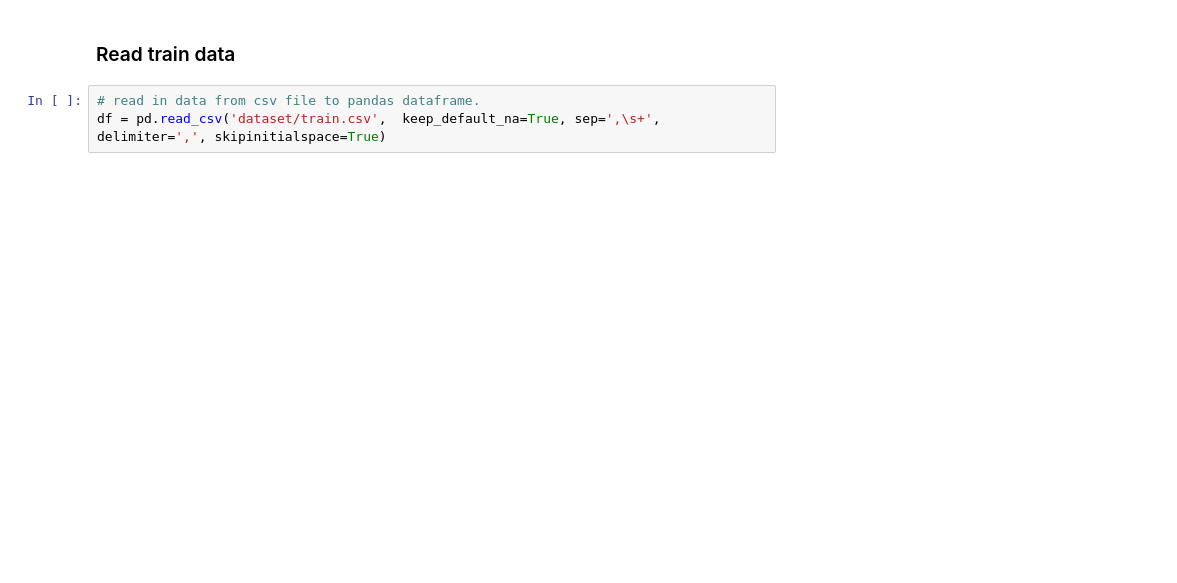
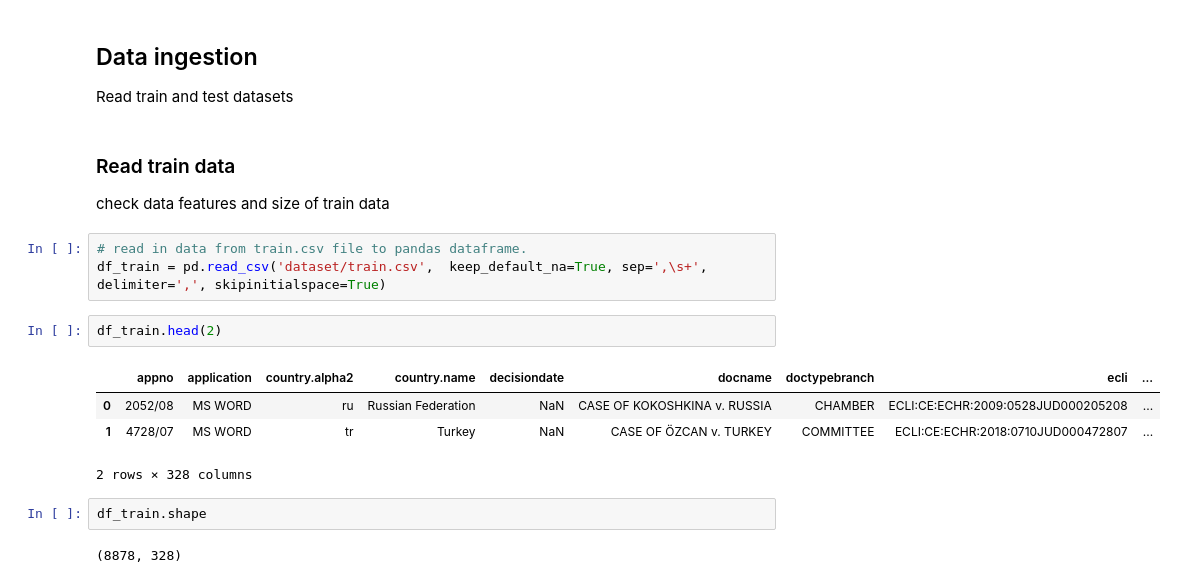
Before and after one commit to RasikKane/problem_solving, a Jupyter notebook: python/hackerearth/citizens_grievances/predict_importance.ipynb, the cells around one changed output. Cells and saved outputs as stored; diff of their text form; blank space fills up the shorter version.

```diff
--- a/python/hackerearth/citizens_grievances/predict_importance.ipynb
+++ b/python/hackerearth/citizens_grievances/predict_importance.ipynb
@@ -18,5 +39,20 @@ warnings.filterwarnings('ignore')
 # %% [markdown]
-### Read train data
+## Data ingestion
+Read train and test datasets
+# %% [markdown]
+### Read train data
+check data features and size of train data
 # %%
-# read in data from csv file to pandas dataframe.
-df = pd.read_csv('dataset/train.csv',  keep_default_na=True, sep=',\s+', delimiter=',', skipinitialspace=True)
+# read in data from train.csv file to pandas dataframe.
+df_train = pd.read_csv('dataset/train.csv',  keep_default_na=True, sep=',\s+', delimiter=',', skipinitialspace=True)
+# %%
+df_train.head(2)
+# %% [output]
+|  | appno | application | country.alpha2 | country.name | decisiondate | docname | doctypebranch | ecli | ... |
+| 0 | 2052/08 | MS WORD | ru | Russian Federation | NaN | CASE OF KOKOSHKINA v. RUSSIA | CHAMBER | ECLI:CE:ECHR:2009:0528JUD000205208 | ... |
+| 1 | 4728/07 | MS WORD | tr | Turkey | NaN | CASE OF ÖZCAN v. TURKEY | COMMITTEE | ECLI:CE:ECHR:2018:0710JUD000472807 | ... |
+2 rows × 328 columns
+# %%
+df_train.shape
+# %% [output]
+(8878, 328)
```
Also changed, not shown: parts of 30 cells of this notebook, 1 other file.
